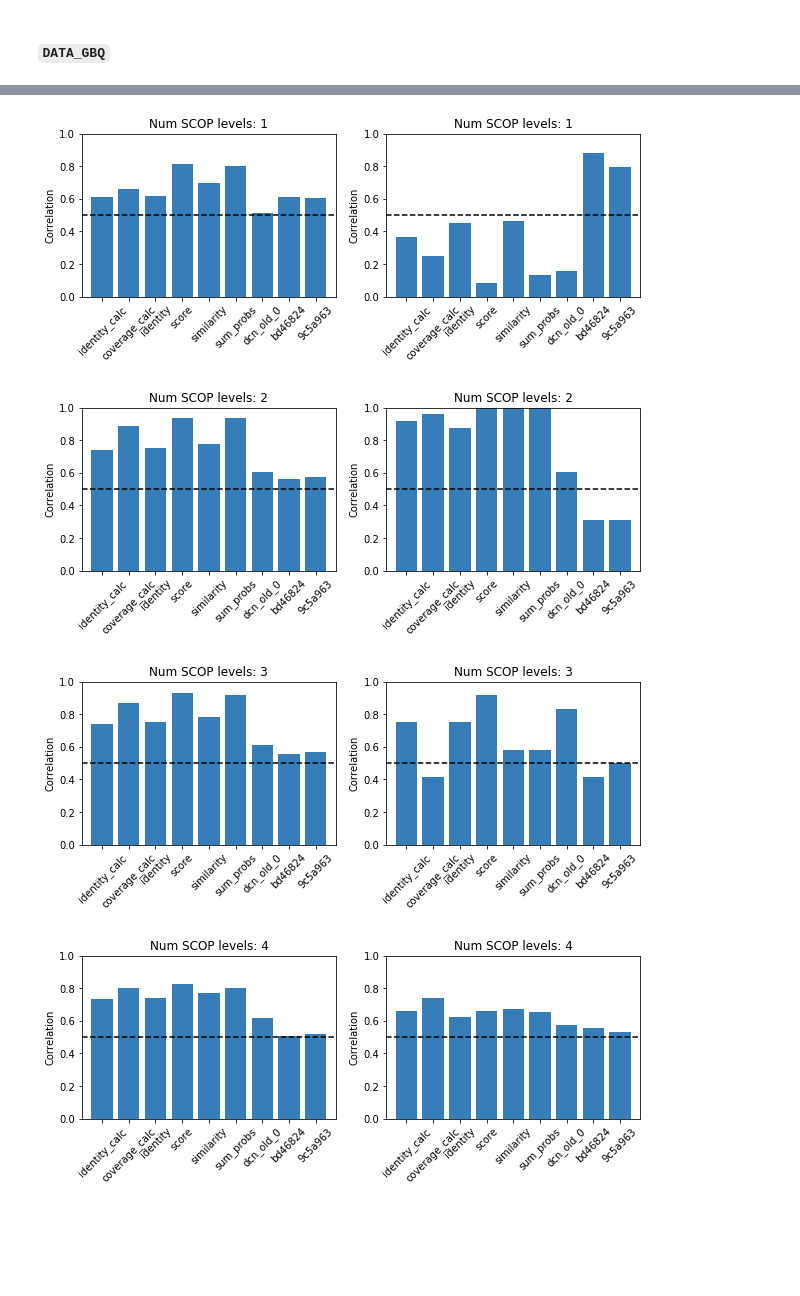
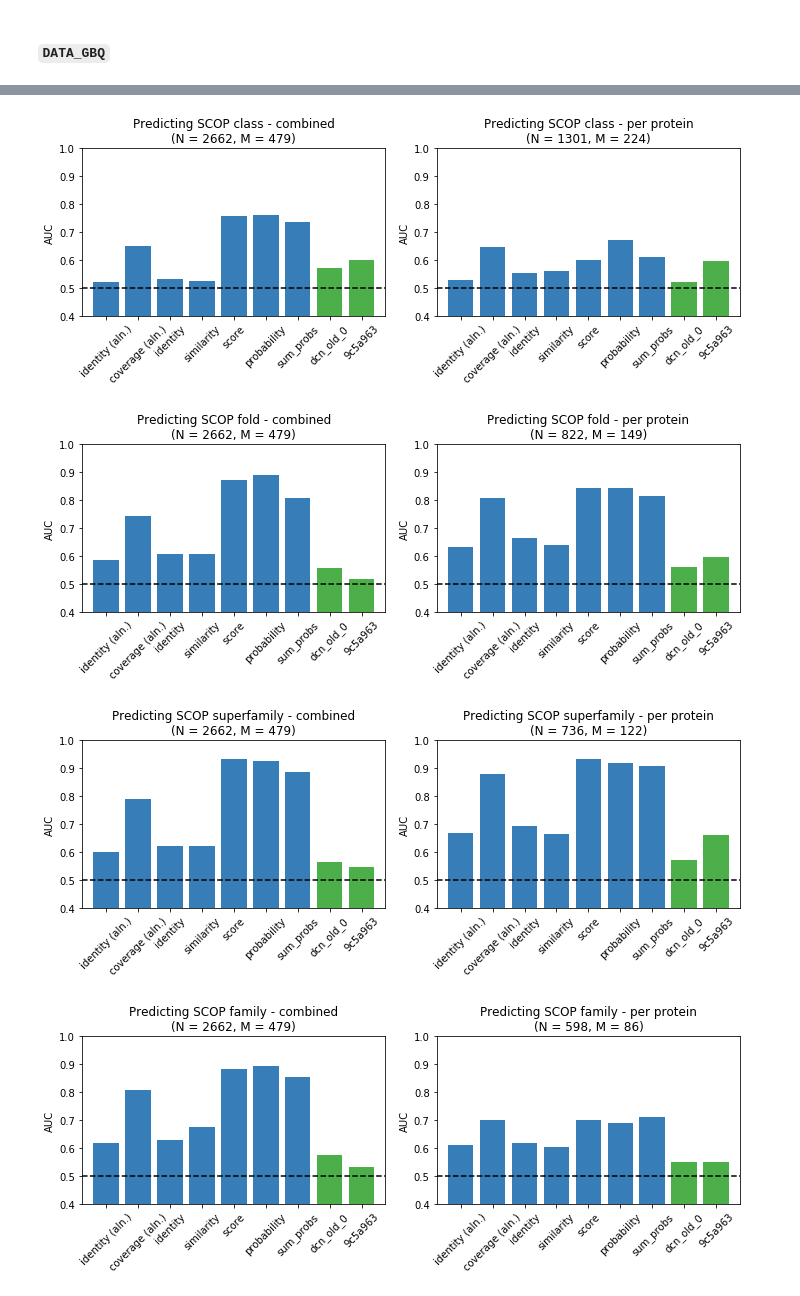
Before and after one commit to ostrokach/protein-adjacency-net, a Jupyter notebook: notebooks/04-validation_remote_homology_detection.ipynb, the cells around one changed output, grey strips where cells are left out. Saved outputs shown, nothing was run; the diff lists cells and outputs as text; code cells hidden in the pictures; blank space fills up the shorter version.

```diff
--- a/notebooks/04-validation_remote_homology_detection.ipynb
+++ b/notebooks/04-validation_remote_homology_detection.ipynb
@@ -207,15 +241,5 @@ Final output_channels: 256
 # %% [markdown]
 #### `DATA_ALL`
-# %%
-features = (
-    [
-        "identity_calc",
-        "coverage_calc",
-        "identity",
-        "score",  # "probability", "evalue",
-        "similarity", "sum_probs",
-    ] + NETWORK_NAME.split(',')
-)
 # %%
 DATA_ALL = {}
 for scop_level in [1, 2, 3, 4]:
@@ -223,12 +247,15 @@ for scop_level in [1, 2, 3, 4]:
     data = []
 #     if f'scop_domain_matches_l{scop_level + 1}' in df:
 #         df = df[df[f'scop_domain_matches_l{scop_level + 1}'] == False]
+#     if scop_level < 4:
+#         df = df[df[f'scop_domain_matches_l4'] == False]
+
     for feature in features:
         corr, pvalue = stats.spearmanr(df[feature], df[f'scop_domain_matches_l{scop_level}'])
         auc = metrics.roc_auc_score(df[f'scop_domain_matches_l{scop_level}'], df[feature])
         data.append((feature, corr, pvalue, auc))
     out_df = pd.DataFrame(data, columns=['feature', 'correlation', 'pvalue', 'auc'])
-    DATA_ALL[scop_level] = out_df
+    DATA_ALL[scop_level] = len(df['query_id'].drop_duplicates()), len(df), out_df
 # %% [markdown]
 #### `DATA_GBQ`
 # %%
@@ -284,35 +325,48 @@ cmap = plt.cm.get_cmap('Set1', 10)
+# %%
+feature_names = {
+    'identity_calc': 'identity (aln.)',
+    'coverage_calc': 'coverage (aln.)',
+}
 # %%
-for target in DATA_ALL:
-    fg, axs = plt.subplots(1, 2, figsize=(10, 3))
+for scop_level in DATA_ALL:
+    fg, axs = plt.subplots(1, 2, figsize=(10, 4))
 
     plt.sca(axs[0])
-    df = DATA_ALL[target]
+    num1, num2, df = DATA_ALL[scop_level]
     x = np.arange(len(df))
-#     c = [cmap(1) if c >= 0 else cmap(0) for c in df['correlation']]
-    c = cmap(1)
+    c = [cmap(2) if f in NETWORK_NAME.split(',') else cmap(1) for f in df['feature']]
+#     c = cmap(1)
     plt.bar(x, df['auc'].abs(), color=c)
-    plt.xticks(x, df['feature'], rotation=45)
+    plt.xticks(x, [feature_names.get(f, f) for f in df['feature'].values], rotation=45)
     plt.ylim(0.4, 1)
-    plt.ylabel("Correlation")
-    plt.title(f"Num SCOP levels: {target}")
+    plt.ylabel("AUC")
+    plt.title(
+        f"Predicting SCOP {scop_levels[scop_level]} - combined\n"
+        f"(N = {num2}, M = {num1})")
     plt.hlines(0.5, -0.75, len(features) - 0.25, linestyle='--')
-    plt.ylim(0, 1)
+    plt.ylim(0.4, 1)
     plt.xlim(-0.75, len(features) - 0.25)
 
     plt.sca(axs[1])
-    df = DATA_GBQ[target]
+    num1, num2, df = DATA_GBQ[scop_level]
     x = np.arange(len(df))
-#     c = [cmap(1) if c >= 0 else cmap(0) for c in df['correlation']]
-    c = cmap(1)
+    c = [cmap(2) if f in NETWORK_NAME.split(',') else cmap(1) for f in df['feature']]
+#     c = cmap(1)
     plt.bar(x, df['auc'].abs(), color=c)
-    plt.xticks(x, df['feature'], rotation=45)
-    plt.ylabel("Correlation")
-    plt.title(f"Num SCOP levels: {target}")
+    plt.xticks(x, [feature_names.get(f, f) for f in df['feature'].values], rotation=45)
+    plt.ylabel("AUC")
+    plt.title(
+        f"Predicting SCOP {scop_levels[scop_level]} - per protein\n"
+        f"(N = {num2}, M = {num1})")
     plt.hlines(0.5, -0.75, len(features) - 0.25, linestyle='--')
-    plt.ylim(0, 1)
+    plt.ylim(0.4, 1)
     plt.xlim(-0.75, len(features) - 0.25)
+
+    plt.tight_layout()
+    plt.savefig(NOTEBOOK_PATH.joinpath(f"{NETWORK_NAME}_sl{scop_level}.png"), dpi=300, bbox_inches="tight")
+    plt.savefig(NOTEBOOK_PATH.joinpath(f"{NETWORK_NAME}_sl{scop_level}.pdf"), bbox_inches="tight")
 # %% [output]
-[figure, old version]
+[figure, new version]
-[figure, old version]
+[figure, new version]
-[figure, old version]
+[figure, new version]
-[figure, old version]
+[figure, new version]
```
Also changed, not shown: parts of 24 cells of this notebook, 3 other files.
